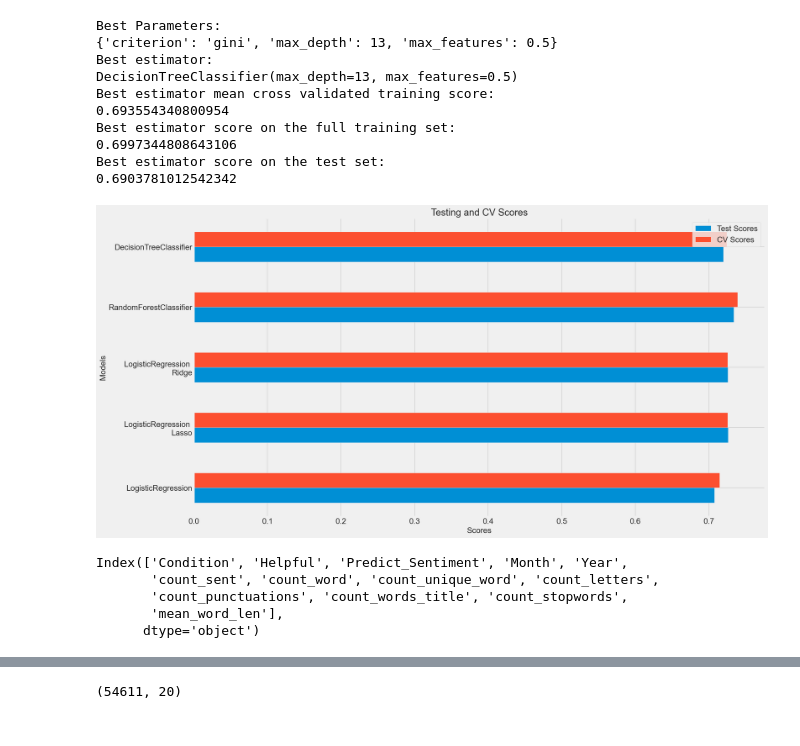
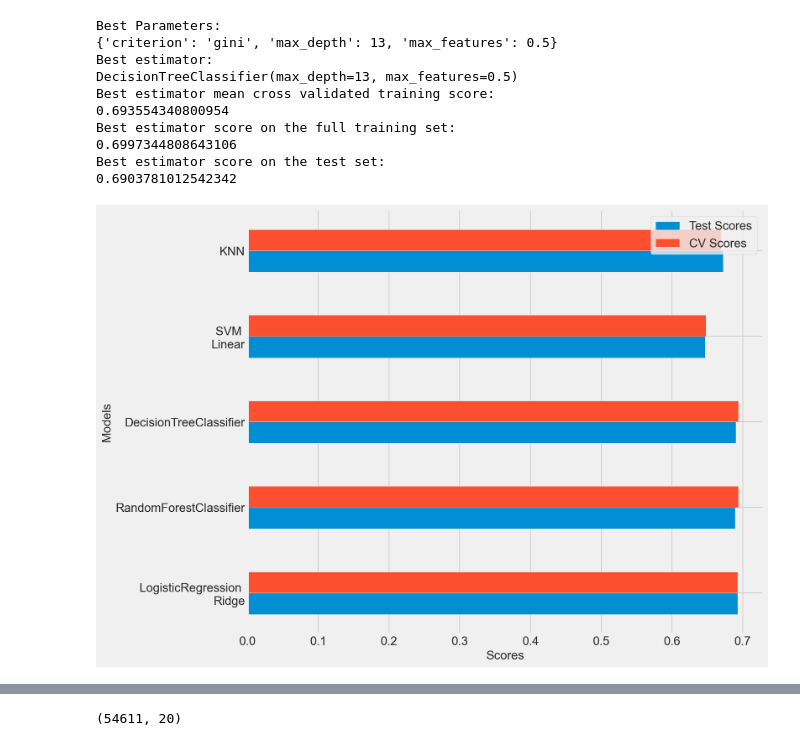
Before and after one commit to christianboothby/drug-reviews, a Jupyter notebook: Research Question 2.ipynb, the cells around one changed output, grey strips where cells are left out. Saved outputs shown, nothing was run; the diff lists cells and outputs as text; code cells hidden in the pictures.

```diff
--- a/Research Question 2.ipynb
+++ b/Research Question 2.ipynb
@@ -203,0 +223,19 @@ X_train, X_test, y_train, y_test = train_test_split(X, y, test_size=0.2, random_
+# %%
+plt.style.use('fivethirtyeight')
+x = np.arange(len(labels))
+width = 0.25
+
+fig, ax = plt.subplots(figsize=(13,9))
+rects1 = ax.barh(x - width/2, test_scores, width, label='Test Scores')
+rects2 = ax.barh(x + width/2, cv_scores, width, label='CV Scores')
+
+ax.set_ylabel('Models')
+ax.set_xlabel('Scores')
+ax.set_yticks(x)
+ax.set_yticklabels(labels)
+ax.legend()
+
+
+fig.tight_layout()
+
+plt.show()
@@ -439,33 +531,26 @@ cv_scores0 = [0.7145211878470038,0.7254166062711016,0.7255768129023946,0.7390358
+# %%
+test_scores = [0.693, 0.689,0.690, 0.647, 0.672]
+cv_scores = [0.693, 0.694, 0.694, 0.648, 0.669]
 # %%
-labels = ['LogisticRegression', 'LogisticRegression \nLasso' , 'LogisticRegression \nRidge',
-         'RandomForestClassifier', 'DecisionTreeClassifier']
+labels = ['LogisticRegression \nRidge','RandomForestClassifier', 'DecisionTreeClassifier','SVM \nLinear', 'KNN']
 # %%
 plt.style.use('fivethirtyeight')
 x = np.arange(len(labels))
 width = 0.25
 
-fig, ax = plt.subplots(figsize=(20,10))
-rects1 = ax.barh(x - width/2, test_scores0, width, label='Test Scores')
-rects2 = ax.barh(x + width/2, cv_scores0, width, label='CV Scores')
+fig, ax = plt.subplots(figsize=(13,9))
+rects1 = ax.barh(x - width/2, test_scores, width, label='Test Scores')
+rects2 = ax.barh(x + width/2, cv_scores, width, label='CV Scores')
 
 ax.set_ylabel('Models')
 ax.set_xlabel('Scores')
-ax.set_title('Testing and CV Scores')
 ax.set_yticks(x)
 ax.set_yticklabels(labels)
 ax.legend()
 
 
 fig.tight_layout()
 
 plt.show()
 # %% [output]
-[figure, old version]
+[figure, new version]
-# %%
-X_train.columns
-# %% [output]
-Index(['Condition', 'Helpful', 'Predict_Sentiment', 'Month', 'Year',
-       'count_sent', 'count_word', 'count_unique_word', 'count_letters',
-       'count_punctuations', 'count_words_title', 'count_stopwords',
-       'mean_word_len'],
-      dtype='object')
```
Also changed, not shown: parts of 30 cells of this notebook, 3 other files.
